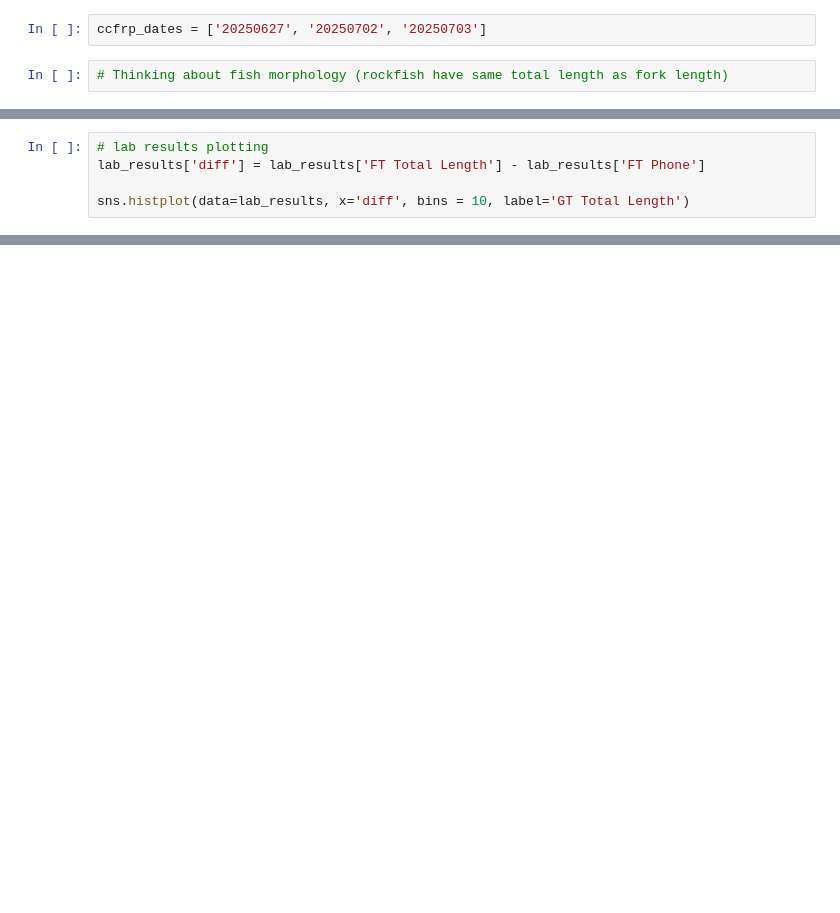
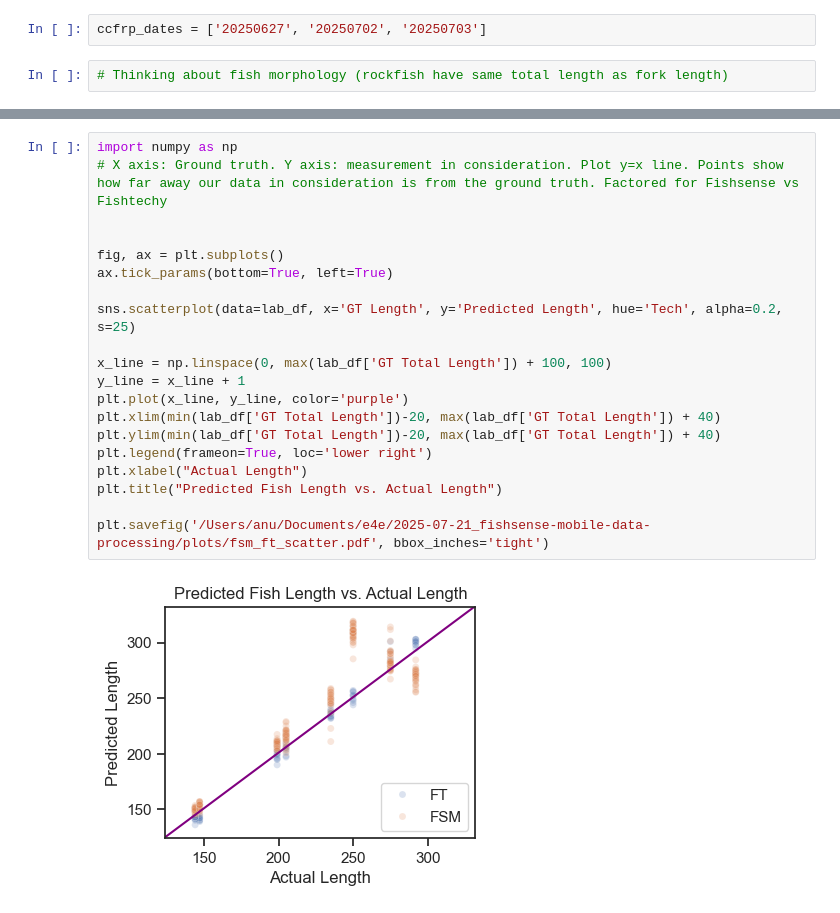
Before and after one commit to UCSD-E4E/fishsense-mobile-oceans-2025, a Jupyter notebook: scripts/02_plotting.ipynb, the cells around one changed output, grey strips where cells are left out. Saved outputs shown, nothing was run; the diff lists cells and outputs as text; blank space fills up the shorter version.

```diff
--- a/scripts/02_plotting.ipynb
+++ b/scripts/02_plotting.ipynb
@@ -60,5 +74,0 @@ lab_results
-# %%
-# lab results plotting
-lab_results['diff'] = lab_results['FT Total Length'] - lab_results['FT Phone']
-
-sns.histplot(data=lab_results, x='diff', bins = 10, label='GT Total Length')
@@ -79,0 +199,22 @@ sns.histplot(data=fishtechy_df, x='GT Total Length', bins = 15, label='GT Total
+# %%
+import numpy as np
+# X axis: Ground truth. Y axis: measurement in consideration. Plot y=x line. Points show how far away our data in consideration is from the ground truth. Factored for Fishsense vs Fishtechy
+
+
+fig, ax = plt.subplots()
+ax.tick_params(bottom=True, left=True)
+
+sns.scatterplot(data=lab_df, x='GT Length', y='Predicted Length', hue='Tech', alpha=0.2, s=25)
+
+x_line = np.linspace(0, max(lab_df['GT Total Length']) + 100, 100)
+y_line = x_line + 1
+plt.plot(x_line, y_line, color='purple')
+plt.xlim(min(lab_df['GT Total Length'])-20, max(lab_df['GT Total Length']) + 40)
+plt.ylim(min(lab_df['GT Total Length'])-20, max(lab_df['GT Total Length']) + 40)
+plt.legend(frameon=True, loc='lower right')
+plt.xlabel("Actual Length")
+plt.title("Predicted Fish Length vs. Actual Length")
+
+plt.savefig('/Users/anu/Documents/e4e/2025-07-21_fishsense-mobile-data-processing/plots/fsm_ft_scatter.pdf', bbox_inches='tight')
+# %% [output]
+[figure, added]
```
Also changed, not shown: parts of 22 cells of this notebook, 8 other files.
